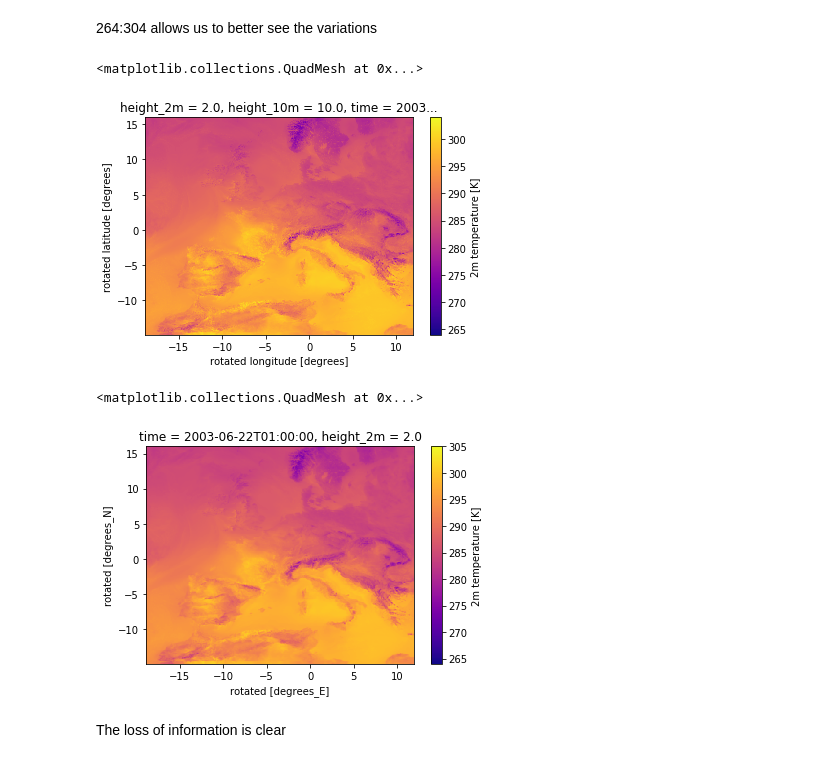
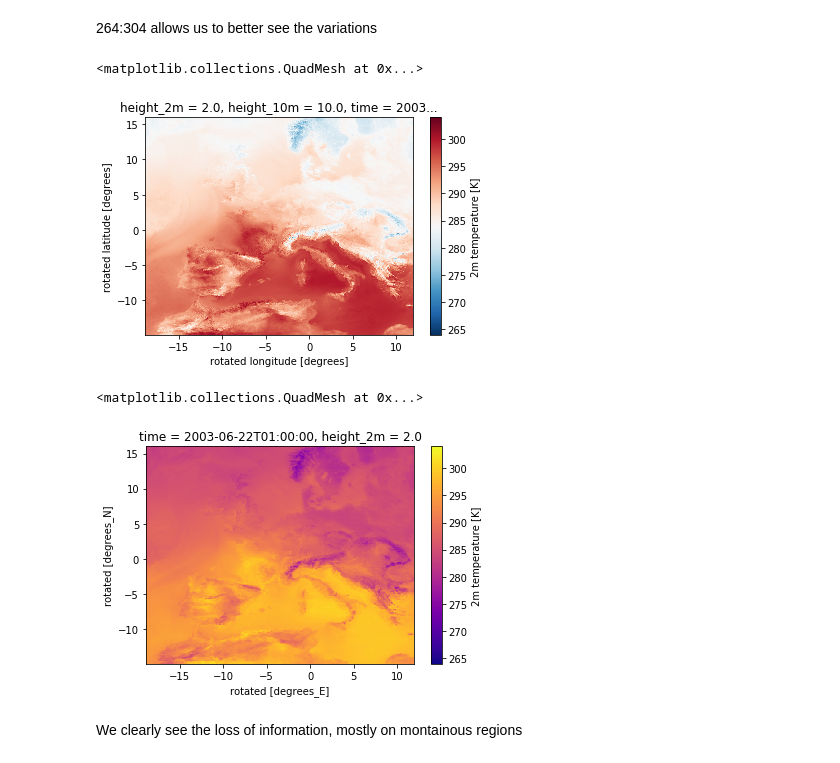
Before and after one commit to LeoMicollet/Downscaling_CM, a Jupyter notebook: dev/CDO_verification.ipynb, the cells around one changed output. Drawn from its saved outputs; the diff is of its cells as text; code cells hidden in the pictures.

```diff
--- a/dev/CDO_verification.ipynb
+++ b/dev/CDO_verification.ipynb
@@ -81,14 +92,14 @@ rand_week_2km.T_2M.isel(time=1).plot()
 # %% [markdown]
 264:304 allows us to better see the variations
 # %%
-rand_week_2km.T_2M.isel(time=1).plot(vmin = 264, vmax = 304, cmap='plasma')
+rand_week_2km.T_2M.isel(time=1).plot(vmin = 264, vmax = 304, cmap='RdBu_r')
 # %% [output]
 <matplotlib.collections.QuadMesh at 0x...>
-[figure, old version]
+[figure, new version]
 # %%
-rand_week_12km_no_w.T_2M.isel(time=1).plot(vmin = 264, vmax = 305, cmap='plasma')
+rand_week_12km.T_2M.isel(time=1).plot(vmin = 264, vmax = 304, cmap='plasma')
 # %% [output]
 <matplotlib.collections.QuadMesh at 0x...>
-[figure, old version]
+[figure, new version]
-# %% [markdown]
-The loss of information is clear
+# %% [markdown]
+We clearly see the loss of information, mostly on montainous regions
```
Also changed, not shown: parts of 5 cells of this notebook, 2 other files.
